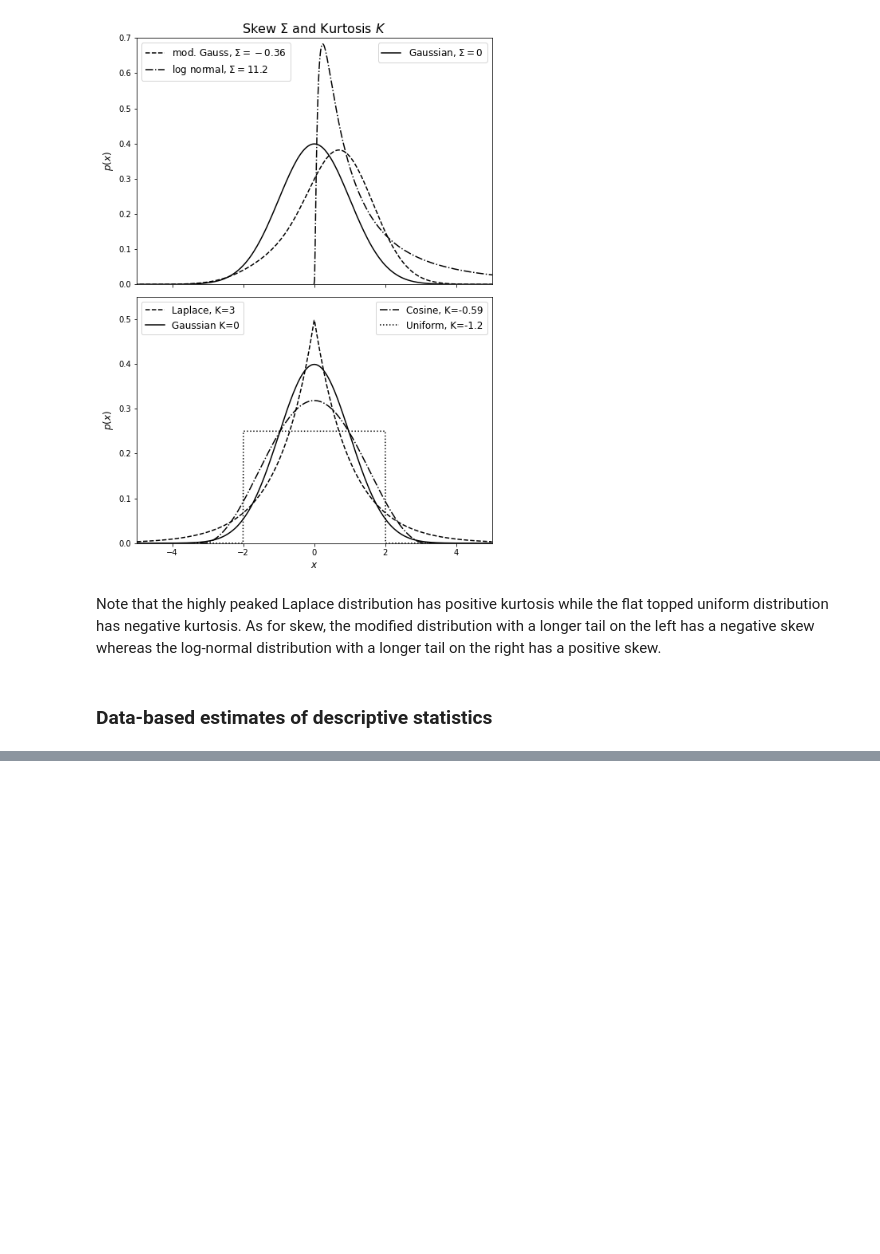
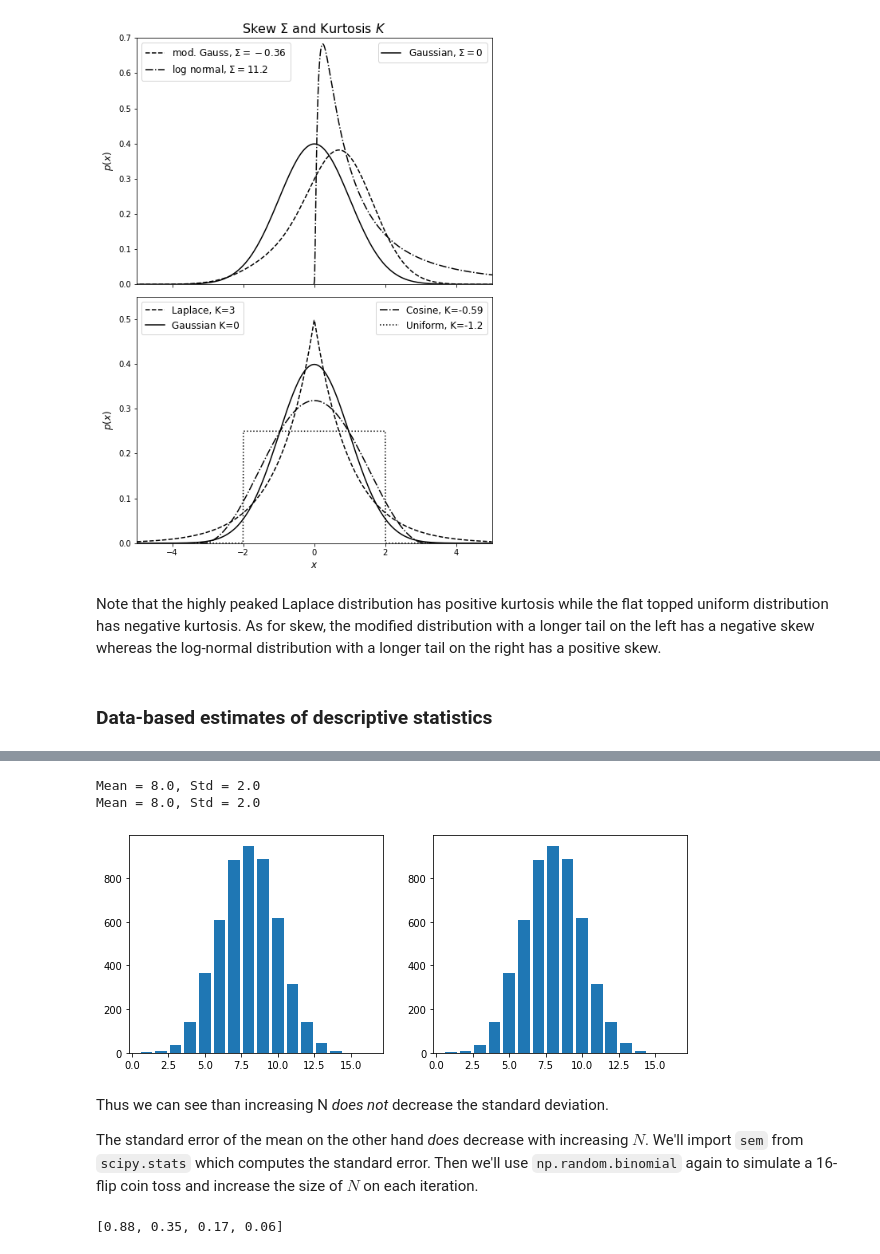
Before and after one commit to astroML/astroML-notebooks, a Jupyter notebook: chapter3/astroml_chapter3_Descriptive_Statistics.ipynb, the cells around one changed output, grey strips where cells are left out. Drawn from its saved outputs; the diff is of its cells as text; code cells hidden in the pictures; blank space fills up the shorter version.

Commit message:
adding sample stats

```diff
--- a/chapter3/astroml_chapter3_Descriptive_Statistics.ipynb
+++ b/chapter3/astroml_chapter3_Descriptive_Statistics.ipynb
@@ -132,0 +177,34 @@ be computed via standard formulas,
+# %%
+import numpy as np
+from matplotlib import pyplot as plt
+fig, ax = plt.subplots(1,2)
+fig.set_size_inches(10,4)
+np.random.seed(42)
+N = [5000, 15000]
+
+for m,k in enumerate (N):
+    y = np.random.binomial(n=16, p=0.5, size=k) # N trials of 16 flip toss
+    values = []
+    x = np.linspace(1,16, num = 16)
+    for i in range(1,17):
+        values.append(np.count_nonzero(y == i))
+    ax[m].bar(x,j)
+    print(f'Mean = {np.mean(y):.2}, Std = {np.std(y):.2}')
+# %% [output]
+Mean = 8.0, Std = 2.0
+Mean = 8.0, Std = 2.0
+[figure, added]
+# %% [markdown]
+Thus we can see than increasing N *does not* decrease the standard deviation.
+
+The standard error of the mean on the other hand *does* decrease with increasing $N$. We'll import `sem` from `scipy.stats` which computes the standard error. Then we'll use `np.random.binomial` again to simulate a 16-flip coin toss and increase the size of $N$ on each iteration.
+# %%
+from scipy.stats import sem
+j = []
+for i in [3,30,100,1000]:
+    sample = np.random.binomial(n=16, p=0.5, size= i)
+    sample = round(sem(sample),2)
+    j.append(sample)
+print(j)
+# %% [output]
+[0.88, 0.35, 0.17, 0.06]
```
Also changed, not shown: parts of 6 cells of this notebook.
